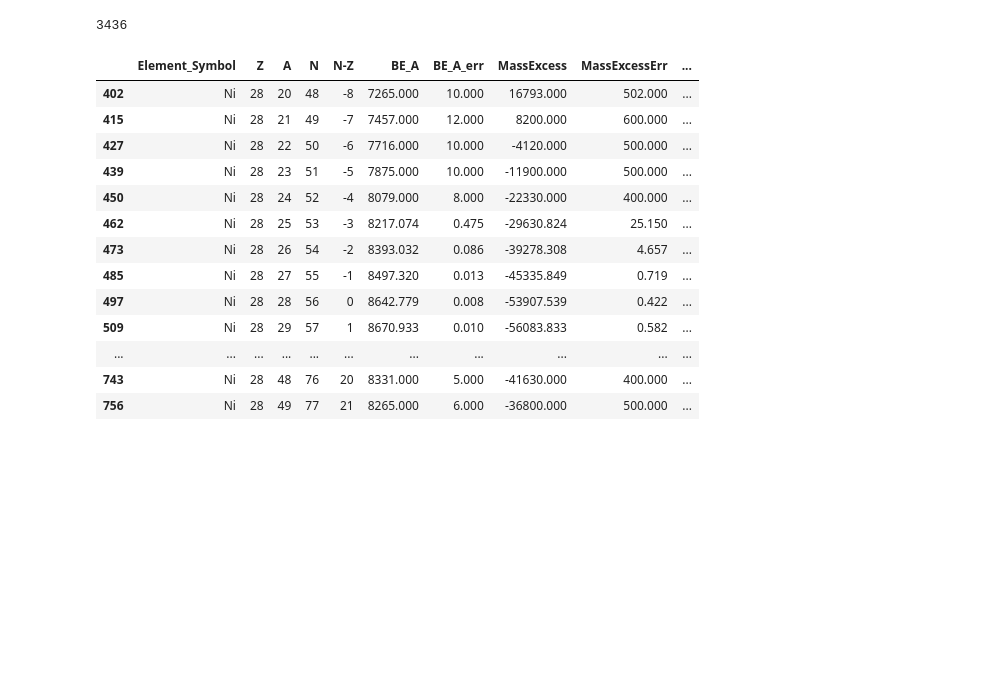
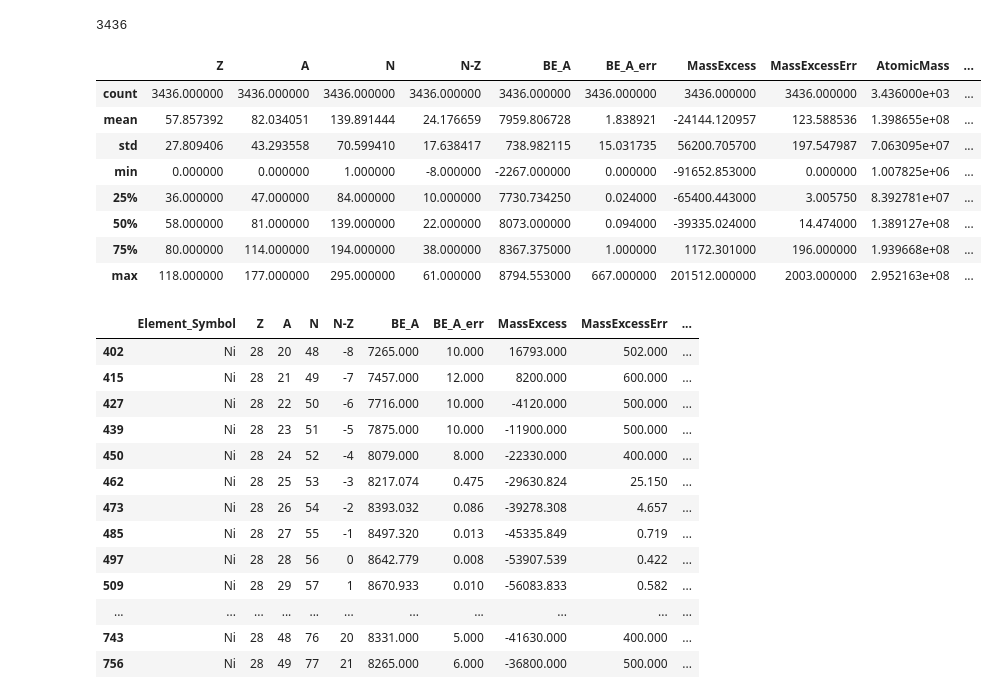
Before and after one commit to jtkwar/nuclear_musings, a Jupyter notebook: NuclearMassPredictor_v1.ipynb, the cells around one changed output. Saved outputs shown, nothing was run; the diff lists cells and outputs as text; code cells hidden in the pictures; blank space fills up the shorter version.

```diff
--- a/NuclearMassPredictor_v1.ipynb
+++ b/NuclearMassPredictor_v1.ipynb
@@ -248,6 +248,18 @@ test_df = pd.DataFrame(list(zip(el_sym, Z, N, A, N_Z, BE_A, BE_A_err, mass_exces
 test_df.columns = ["Element_Symbol", "Z", "A", "N", "N-Z", "BE_A", "BE_A_err", "MassExcess", "MassExcessErr",
                   "AtomicMass", "AtomicMassErr", "BetaDecayE", "BetaDecayE_err"]
 test_df.to_csv("cleaned_NuclearData.csv", index=False)
+# %%
+test_df.describe()
+# %% [output]
+|  | Z | A | N | N-Z | BE_A | BE_A_err | MassExcess | MassExcessErr | AtomicMass | ... |
+| count | 3436.000000 | 3436.000000 | 3436.000000 | 3436.000000 | 3436.000000 | 3436.000000 | 3436.000000 | 3436.000000 | 3.436000e+03 | ... |
+| mean | 57.857392 | 82.034051 | 139.891444 | 24.176659 | 7959.806728 | 1.838921 | -24144.120957 | 123.588536 | 1.398655e+08 | ... |
+| std | 27.809406 | 43.293558 | 70.599410 | 17.638417 | 738.982115 | 15.031735 | 56200.705700 | 197.547987 | 7.063095e+07 | ... |
+| min | 0.000000 | 0.000000 | 1.000000 | -8.000000 | -2267.000000 | 0.000000 | -91652.853000 | 0.000000 | 1.007825e+06 | ... |
+| 25% | 36.000000 | 47.000000 | 84.000000 | 10.000000 | 7730.734250 | 0.024000 | -65400.443000 | 3.005750 | 8.392781e+07 | ... |
+| 50% | 58.000000 | 81.000000 | 139.000000 | 22.000000 | 8073.000000 | 0.094000 | -39335.024000 | 14.474000 | 1.389127e+08 | ... |
+| 75% | 80.000000 | 114.000000 | 194.000000 | 38.000000 | 8367.375000 | 1.000000 | 1172.301000 | 196.000000 | 1.939668e+08 | ... |
+| max | 118.000000 | 177.000000 | 295.000000 | 61.000000 | 8794.553000 | 667.000000 | 201512.000000 | 2003.000000 | 2.952163e+08 | ... |
 # %%
 test_df.query("Element_Symbol == 'Ni'")
 # %% [output]
```
Also changed, not shown: parts of 12 cells of this notebook.
